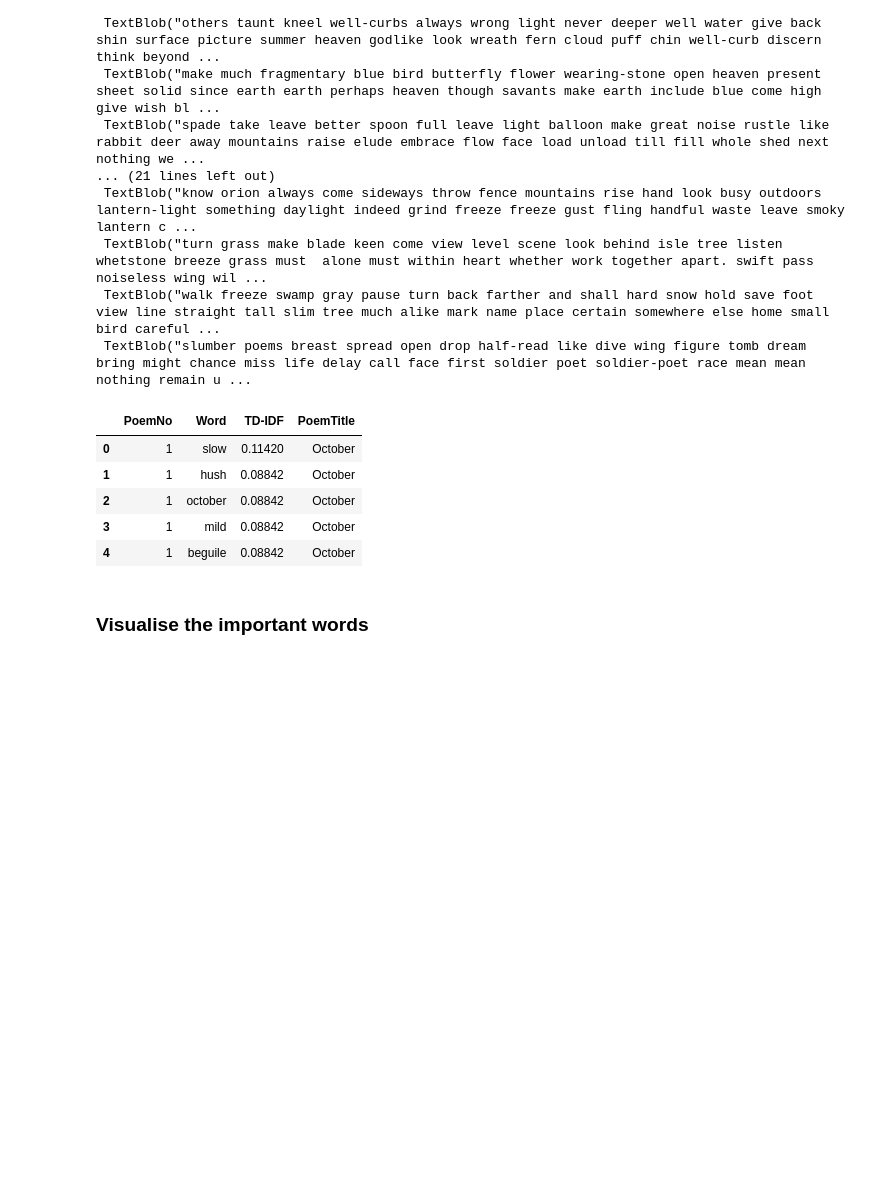
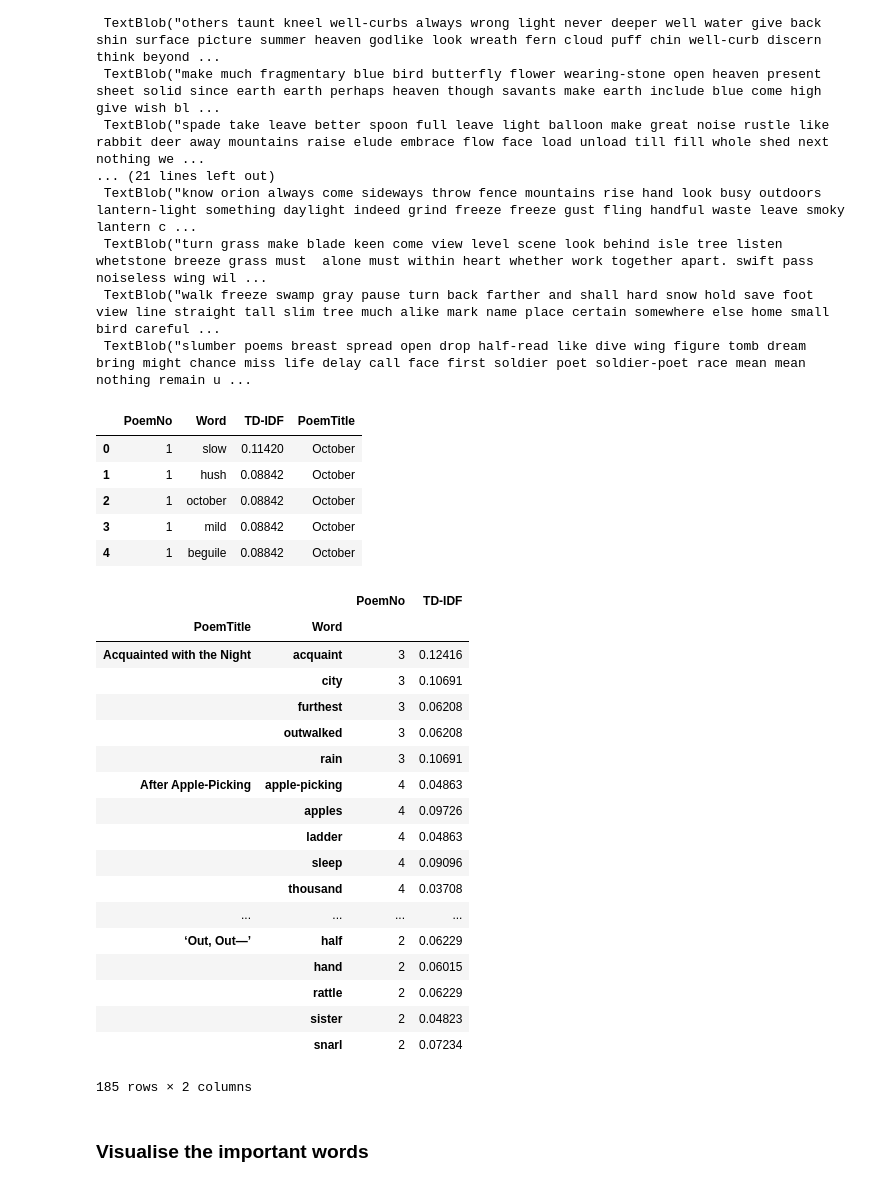
Before and after one commit to rochiecuevas/poetry, a Jupyter notebook: Frost_NLP.ipynb, the cells around one changed output. Cells and saved outputs as stored; diff of their text form; code cells hidden in the pictures; blank space fills up the shorter version.

Commit message:
added a df on th escores per word in a poem

```diff
--- a/Frost_NLP.ipynb
+++ b/Frost_NLP.ipynb
@@ -239,7 +239,7 @@ for i, poem in enumerate(poemlist2):
     scores = {word: tdidf(word, poem, poemlist2) for word in poem.words}
     sorted_words = sorted(scores.items(), key = lambda x: x[1], reverse = True)
 
-    for word, score in sorted_words[:10]:
+    for word, score in sorted_words[:5]:
         impt_words.append((i + 1, word, round(score, 5)))
 # %%
 # Create a dataframe of important words per poem
@@ -264,6 +264,29 @@ df2.head()
 | 2 | 1 | october | 0.08842 | October |
 | 3 | 1 | mild | 0.08842 | October |
 | 4 | 1 | beguile | 0.08842 | October |
+# %%
+df3 = pd.DataFrame(df2.groupby(["PoemTitle", "Word"]).min())
+df3
+# %% [output]
+|  |  | PoemNo | TD-IDF |
+| PoemTitle | Word |  |  |
+| Acquainted with the Night | acquaint | 3 | 0.12416 |
+|  | city | 3 | 0.10691 |
+|  | furthest | 3 | 0.06208 |
+|  | outwalked | 3 | 0.06208 |
+|  | rain | 3 | 0.10691 |
+| After Apple-Picking | apple-picking | 4 | 0.04863 |
+|  | apples | 4 | 0.09726 |
+|  | ladder | 4 | 0.04863 |
+|  | sleep | 4 | 0.09096 |
+|  | thousand | 4 | 0.03708 |
+| ... | ... | ... | ... |
+| ‘Out, Out—’ | half | 2 | 0.06229 |
+|  | hand | 2 | 0.06015 |
+|  | rattle | 2 | 0.06229 |
+|  | sister | 2 | 0.04823 |
+|  | snarl | 2 | 0.07234 |
+185 rows × 2 columns
 # %% [markdown]
 ### Visualise the important words
 # %%
```
Also changed, not shown: parts of 1 cell of this notebook.
